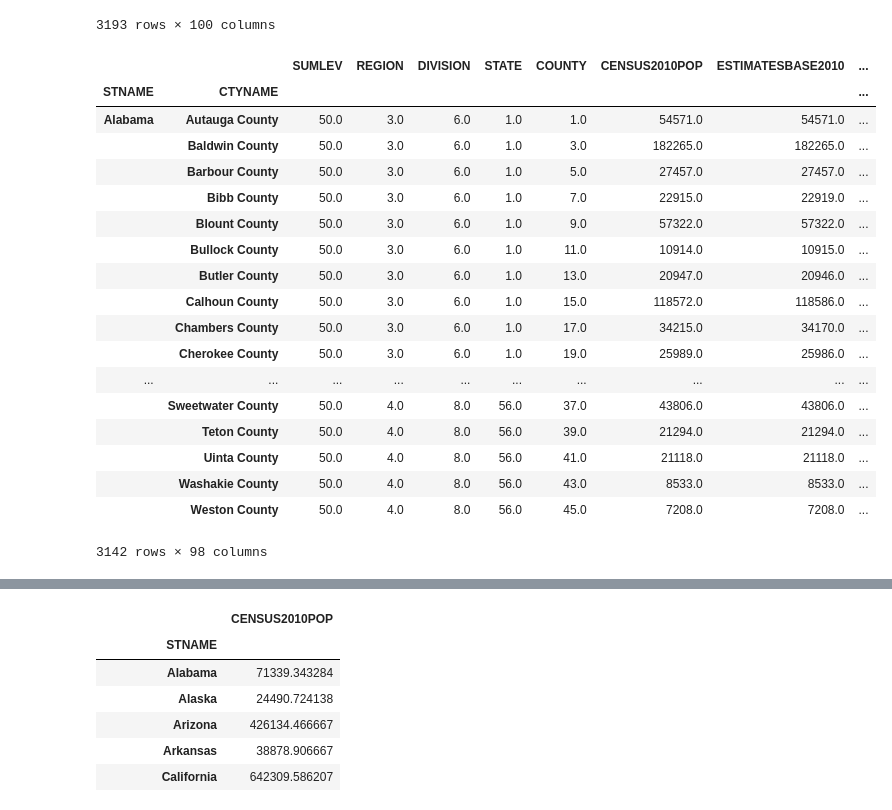
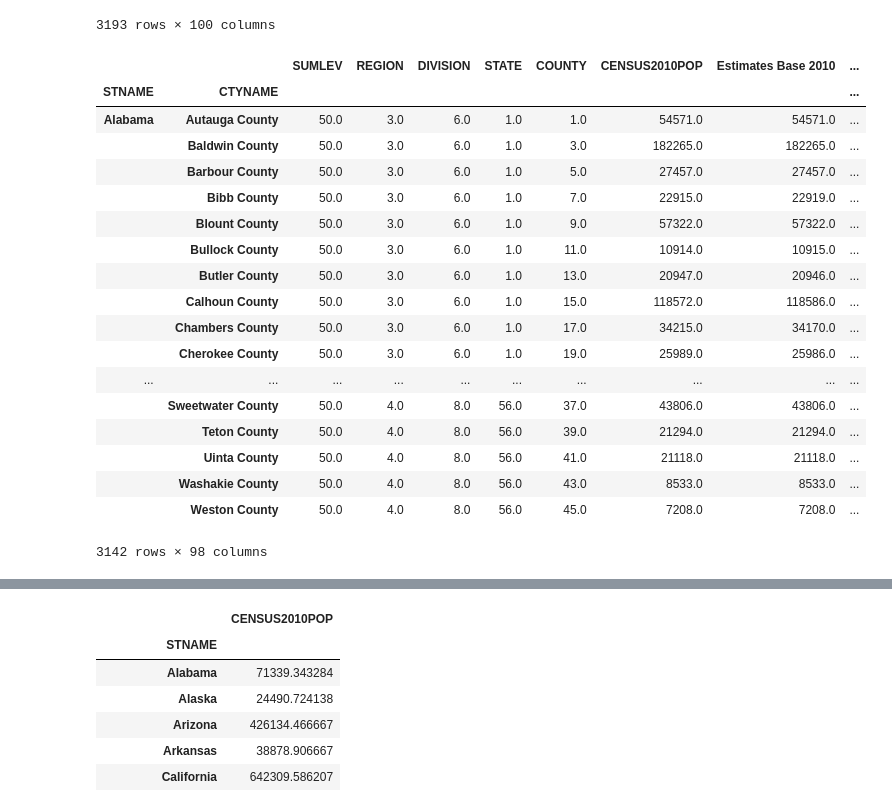
Before and after one commit to pbenmoser4/coursera, a Jupyter notebook: michigan_data_science/01_introduction/notes/week_three.ipynb, the cells around one changed output, grey strips where cells are left out. Drawn from its saved outputs; the diff is of its cells as text; code cells hidden in the pictures.

```diff
--- a/michigan_data_science/01_introduction/notes/week_three.ipynb
+++ b/michigan_data_science/01_introduction/notes/week_three.ipynb
@@ -175,5 +138,5 @@ census_path = os.path.join(DATA_DIR, 'census.csv')
 # %%
-df = pd.read_csv(census_path)
+df = pd.read_csv('../data/census.csv')
 df
 # %% [output]
 |  | SUMLEV | REGION | DIVISION | STATE | COUNTY | STNAME | CTYNAME | CENSUS2010POP | ESTIMATESBASE2010 | ... |
@@ -201,14 +160,10 @@ df
 # %%
-# Chain indexing - generally bad practice
-#   df.loc["Washtenaw"]["Total Population"]
-# Method chaining is not so bad!
 (df.where(df['SUMLEV'] == 50)
- .dropna()
- .set_index(['STNAME', 'CTYNAME'])
- .rename(columns={'ESTIMATEBASE2010': 'Estimates Base 2010'})
-)
+    .dropna()
+    .set_index(['STNAME', 'CTYNAME'])
+     .rename(columns={'ESTIMATESBASE2010': 'Estimates Base 2010'}))
 # %% [output]
-|  |  | SUMLEV | REGION | DIVISION | STATE | COUNTY | CENSUS2010POP | ESTIMATESBASE2010 | ... |
+|  |  | SUMLEV | REGION | DIVISION | STATE | COUNTY | CENSUS2010POP | Estimates Base 2010 | ... |
 | STNAME | CTYNAME |  |  |  |  |  |  |  | ... |
 | Alabama | Autauga County | 50.0 | 3.0 | 6.0 | 1.0 | 1.0 | 54571.0 | 54571.0 | ... |
 |  | Baldwin County | 50.0 | 3.0 | 6.0 | 1.0 | 3.0 | 182265.0 | 182265.0 | ... |
```
Also changed, not shown: parts of 51 cells of this notebook.
